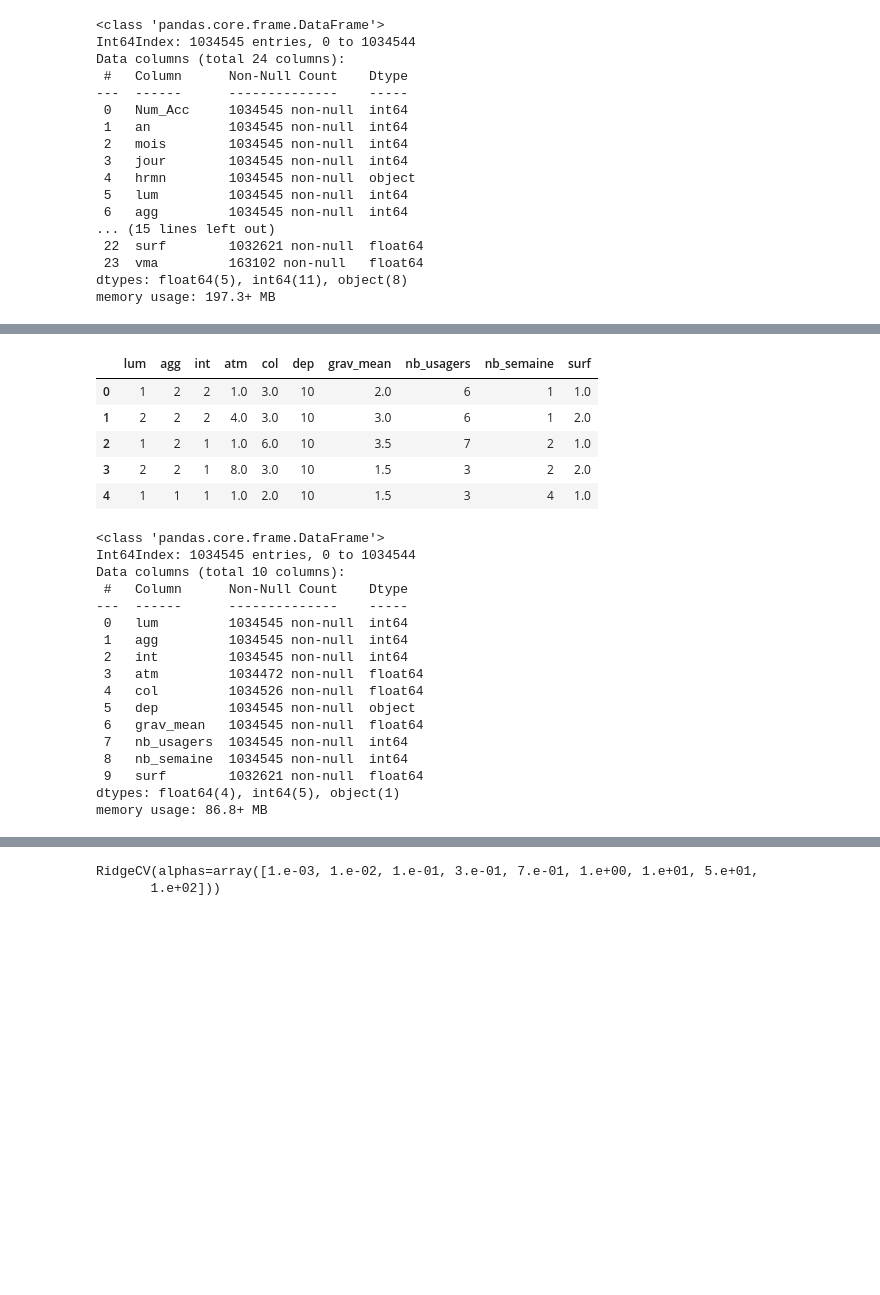
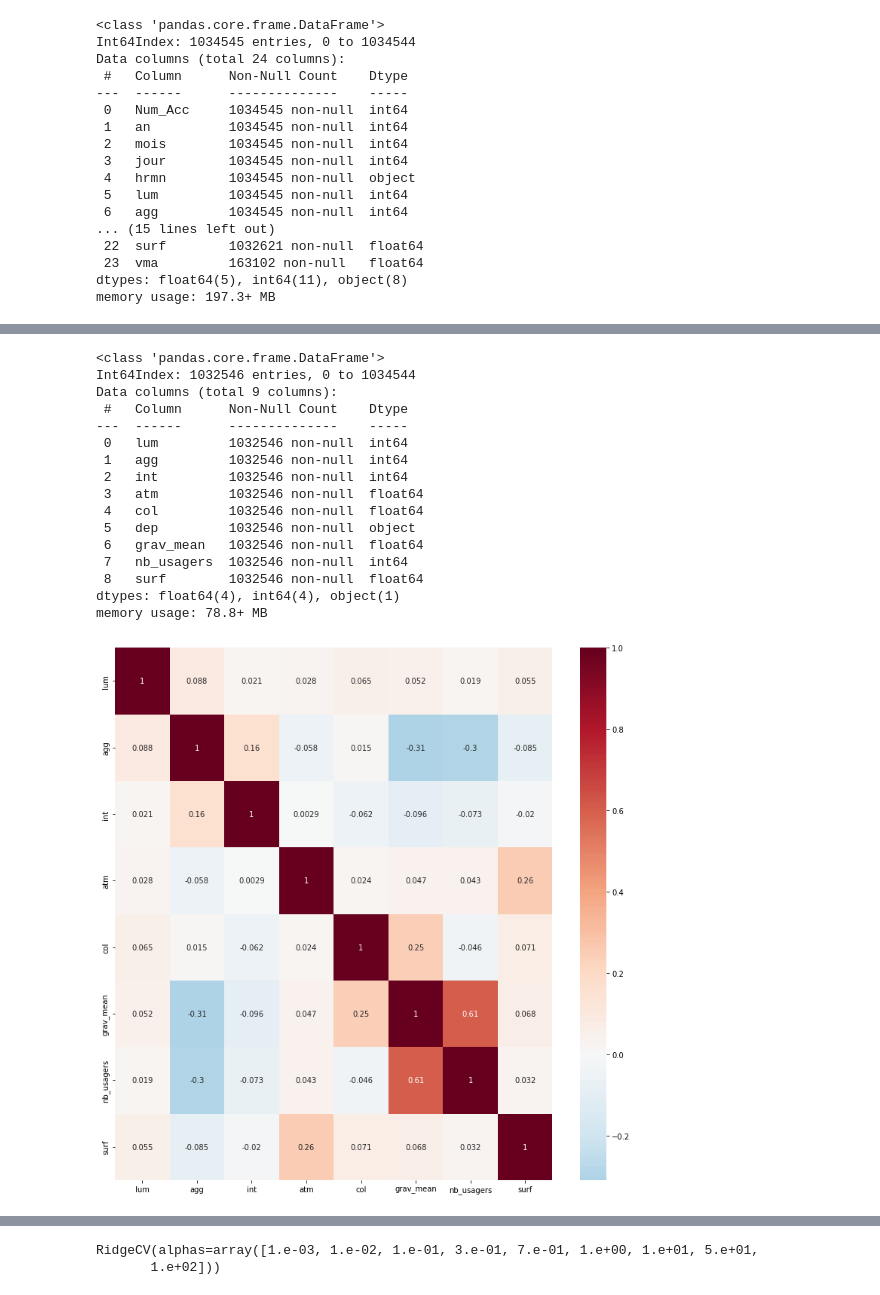
Before and after one commit to trungsi/DS-project---Road-accidents-in-France, a Jupyter notebook: Linear_regressions.ipynb, the cells around one changed output, grey strips where cells are left out. Cells and saved outputs as stored; diff of their text form; code cells hidden in the pictures; blank space fills up the shorter version.

```diff
--- a/Linear_regressions.ipynb
+++ b/Linear_regressions.ipynb
@@ -31,30 +65,22 @@ memory usage: 197.3+ MB
 # %%
-df = df.drop(columns=['Num_Acc', 'an', 'mois', 'jour', 'hrmn', 'adr', 'gps', 'lat', 'long', 'com', 'grav_total', 'date', 'nb_jour', 'vma'])
-df.head()
+# remove columns not useful for the model
+df = df.drop(columns=['Num_Acc', 'an', 'mois', 'jour', 'hrmn', 'adr', 'gps', 'lat', 'long', 'com', 'grav_total', 'date', 'nb_jour', 'nb_semaine', 'vma'])
+df = df.dropna()
+df.info()
 # %% [output]
-|  | lum | agg | int | atm | col | dep | grav_mean | nb_usagers | nb_semaine | surf |
-| 0 | 1 | 2 | 2 | 1.0 | 3.0 | 10 | 2.0 | 6 | 1 | 1.0 |
-| 1 | 2 | 2 | 2 | 4.0 | 3.0 | 10 | 3.0 | 6 | 1 | 2.0 |
-| 2 | 1 | 2 | 1 | 1.0 | 6.0 | 10 | 3.5 | 7 | 2 | 1.0 |
-| 3 | 2 | 2 | 1 | 8.0 | 3.0 | 10 | 1.5 | 3 | 2 | 2.0 |
-| 4 | 1 | 1 | 1 | 1.0 | 2.0 | 10 | 1.5 | 3 | 4 | 1.0 |
+<class 'pandas.core.frame.DataFrame'>
+Int64Index: 1032546 entries, 0 to 1034544
+Data columns (total 9 columns):
+ #   Column      Non-Null Count    Dtype
+---  ------      --------------    -----
+ 0   lum         1032546 non-null  int64
+ 1   agg         1032546 non-null  int64
+ 2   int         1032546 non-null  int64
+ 3   atm         1032546 non-null  float64
+ 4   col         1032546 non-null  float64
+ 5   dep         1032546 non-null  object
+ 6   grav_mean   1032546 non-null  float64
+ 7   nb_usagers  1032546 non-null  int64
+ 8   surf        1032546 non-null  float64
+dtypes: float64(4), int64(4), object(1)
+memory usage: 78.8+ MB
-# %%
-df.info()
-# %% [output]
-<class 'pandas.core.frame.DataFrame'>
-Int64Index: 1034545 entries, 0 to 1034544
-Data columns (total 10 columns):
- #   Column      Non-Null Count    Dtype
----  ------      --------------    -----
- 0   lum         1034545 non-null  int64
- 1   agg         1034545 non-null  int64
- 2   int         1034545 non-null  int64
- 3   atm         1034472 non-null  float64
- 4   col         1034526 non-null  float64
- 5   dep         1034545 non-null  object
- 6   grav_mean   1034545 non-null  float64
- 7   nb_usagers  1034545 non-null  int64
- 8   nb_semaine  1034545 non-null  int64
- 9   surf        1032621 non-null  float64
-dtypes: float64(4), int64(5), object(1)
-memory usage: 86.8+ MB
@@ -62,0 +87,7 @@ df = df.dropna()
+# %%
+import seaborn as sns
+
+plt.figure(figsize=(13,13))
+sns.heatmap(df.corr(),  annot=True, cmap="RdBu_r", center =0);
+# %% [output]
+[figure, added]
```
Also changed, not shown: parts of 19 cells of this notebook.
